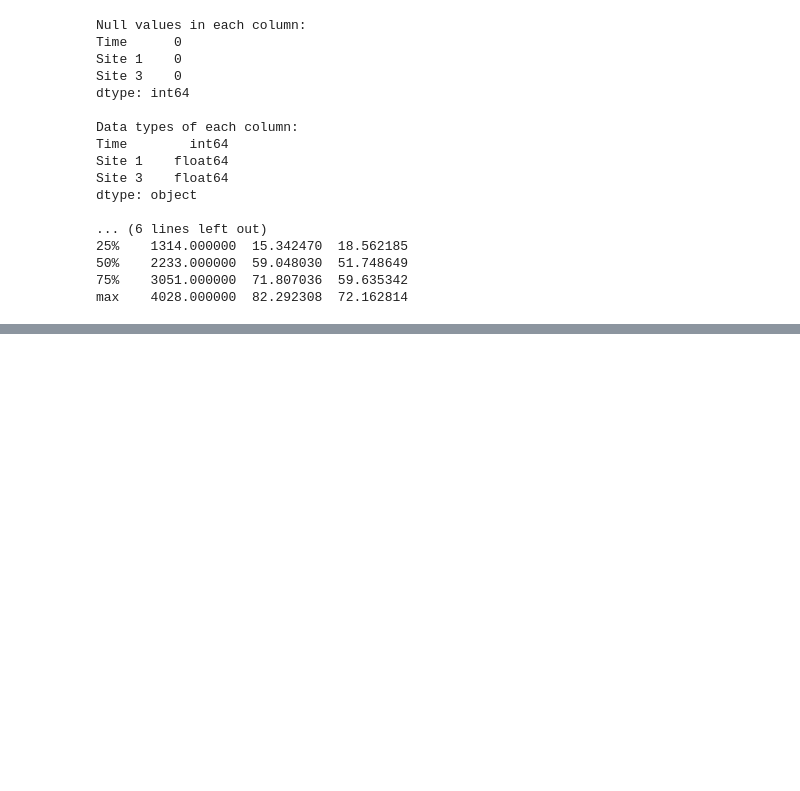
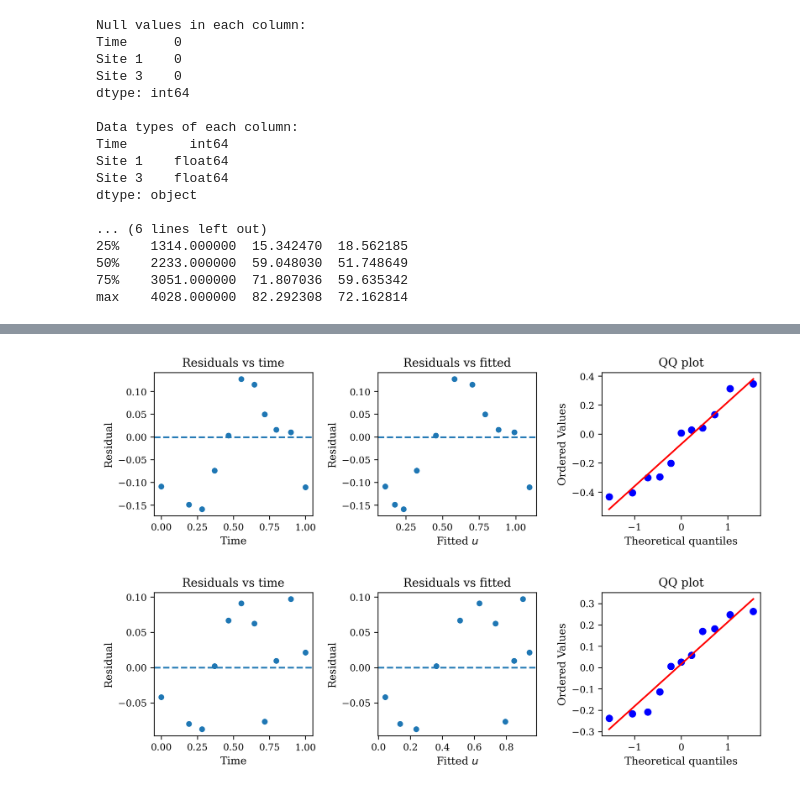
Before and after one commit to beckycrossley/Learning-noise-growth-BINNs, a Jupyter notebook: coralreef-analysis.ipynb, the cells around one changed output, grey strips where cells are left out. Saved outputs shown, nothing was run; the diff lists cells and outputs as text; code cells hidden in the pictures; blank space fills up the shorter version.

```diff
--- a/coralreef-analysis.ipynb
+++ b/coralreef-analysis.ipynb
@@ -262,0 +424,16 @@ plot_binn_results_2x3(ensembles, save_dir)
+# %%
+residual_diagnostics(
+    ensembles_add[
+        "Site 1"
+    ],
+    title="Additive noise",
+    noise_model="add"
+)
+residual_diagnostics(
+    ensembles_add["Site 3"],
+    title="Additive noise",
+    noise_model="add"
+)
+# %% [output]
+[figure, added]
+[figure, added]
```
Also changed, not shown: parts of 10 cells of this notebook, 43 other files.
